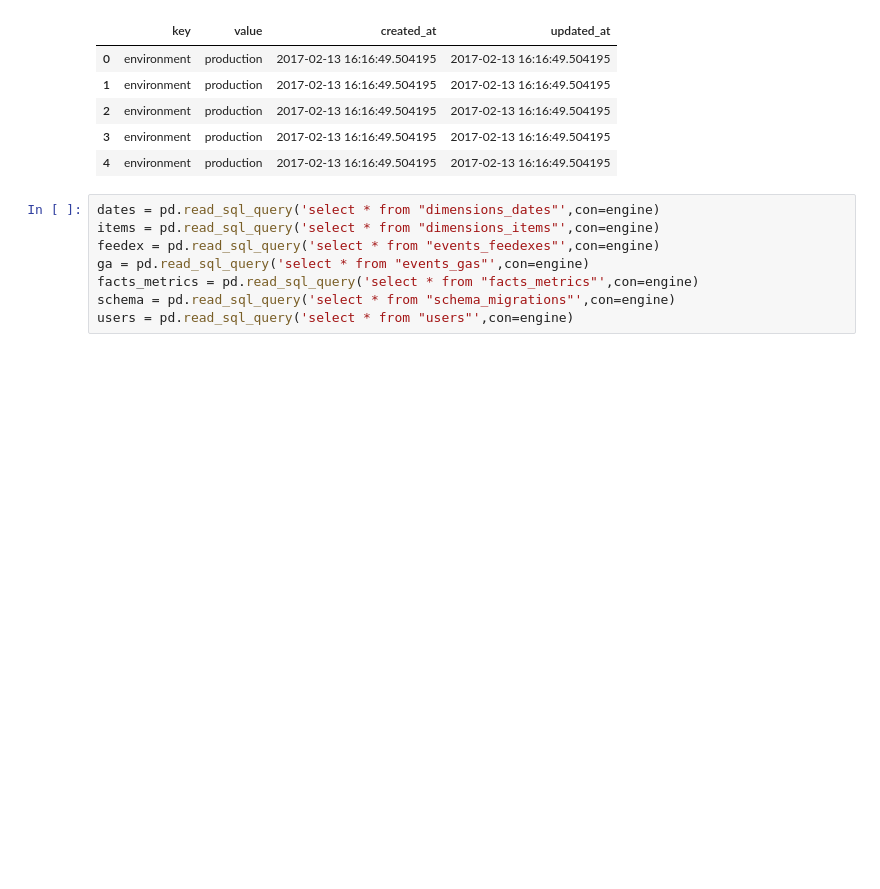
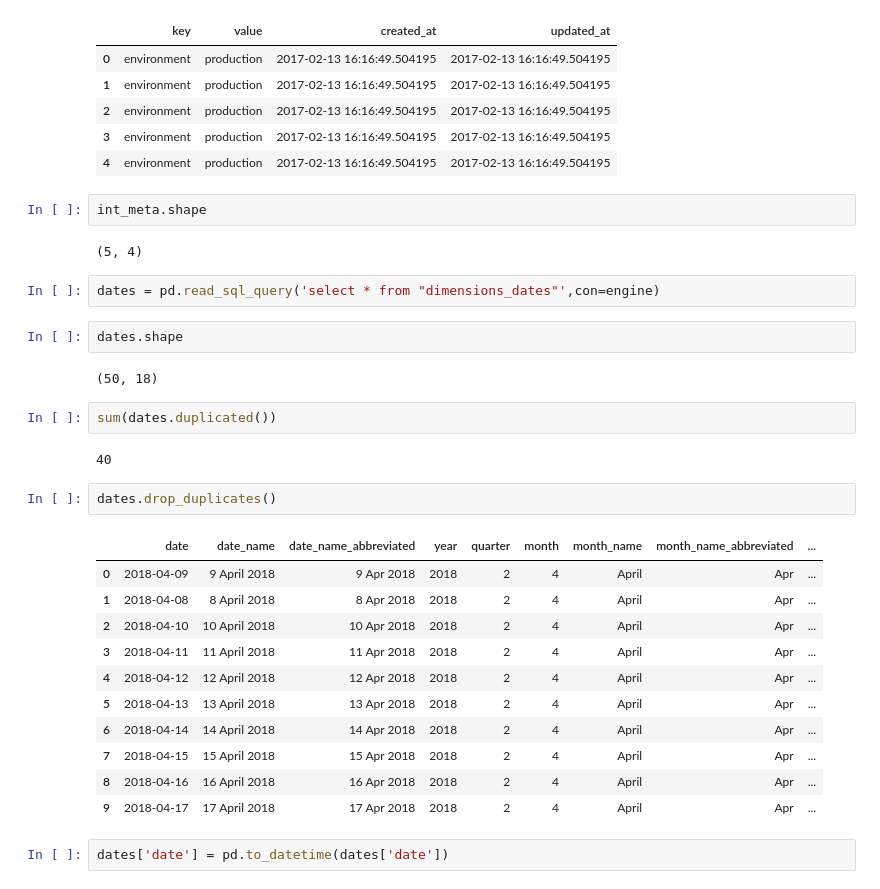
Before and after one commit to alphagov/give-departments-data, a Jupyter notebook: first_look_at_data.ipynb, the cells around one changed output. Cells and saved outputs as stored; diff of their text form; blank space fills up the shorter version.

```diff
--- a/first_look_at_data.ipynb
+++ b/first_look_at_data.ipynb
@@ -15,11 +15,33 @@ int_meta.head()
 | 2 | environment | production | 2017-02-13 16:16:49.504195 | 2017-02-13 16:16:49.504195 |
 | 3 | environment | production | 2017-02-13 16:16:49.504195 | 2017-02-13 16:16:49.504195 |
 | 4 | environment | production | 2017-02-13 16:16:49.504195 | 2017-02-13 16:16:49.504195 |
-# %%
-dates = pd.read_sql_query('select * from "dimensions_dates"',con=engine)
-items = pd.read_sql_query('select * from "dimensions_items"',con=engine)
-feedex = pd.read_sql_query('select * from "events_feedexes"',con=engine)
-ga = pd.read_sql_query('select * from "events_gas"',con=engine)
-facts_metrics = pd.read_sql_query('select * from "facts_metrics"',con=engine)
-schema = pd.read_sql_query('select * from "schema_migrations"',con=engine)
-users = pd.read_sql_query('select * from "users"',con=engine)
+# %%
+int_meta.shape
+# %% [output]
+(5, 4)
+# %%
+dates = pd.read_sql_query('select * from "dimensions_dates"',con=engine)
+# %%
+dates.shape
+# %% [output]
+(50, 18)
+# %%
+sum(dates.duplicated())
+# %% [output]
+40
+# %%
+dates.drop_duplicates()
+# %% [output]
+|  | date | date_name | date_name_abbreviated | year | quarter | month | month_name | month_name_abbreviated | ... |
+| 0 | 2018-04-09 | 9 April 2018 | 9 Apr 2018 | 2018 | 2 | 4 | April | Apr | ... |
+| 1 | 2018-04-08 | 8 April 2018 | 8 Apr 2018 | 2018 | 2 | 4 | April | Apr | ... |
+| 2 | 2018-04-10 | 10 April 2018 | 10 Apr 2018 | 2018 | 2 | 4 | April | Apr | ... |
+| 3 | 2018-04-11 | 11 April 2018 | 11 Apr 2018 | 2018 | 2 | 4 | April | Apr | ... |
+| 4 | 2018-04-12 | 12 April 2018 | 12 Apr 2018 | 2018 | 2 | 4 | April | Apr | ... |
+| 5 | 2018-04-13 | 13 April 2018 | 13 Apr 2018 | 2018 | 2 | 4 | April | Apr | ... |
+| 6 | 2018-04-14 | 14 April 2018 | 14 Apr 2018 | 2018 | 2 | 4 | April | Apr | ... |
+| 7 | 2018-04-15 | 15 April 2018 | 15 Apr 2018 | 2018 | 2 | 4 | April | Apr | ... |
+| 8 | 2018-04-16 | 16 April 2018 | 16 Apr 2018 | 2018 | 2 | 4 | April | Apr | ... |
+| 9 | 2018-04-17 | 17 April 2018 | 17 Apr 2018 | 2018 | 2 | 4 | April | Apr | ... |
+# %%
+dates['date'] = pd.to_datetime(dates['date'])
```
Also changed, not shown: parts of 25 cells of this notebook.
